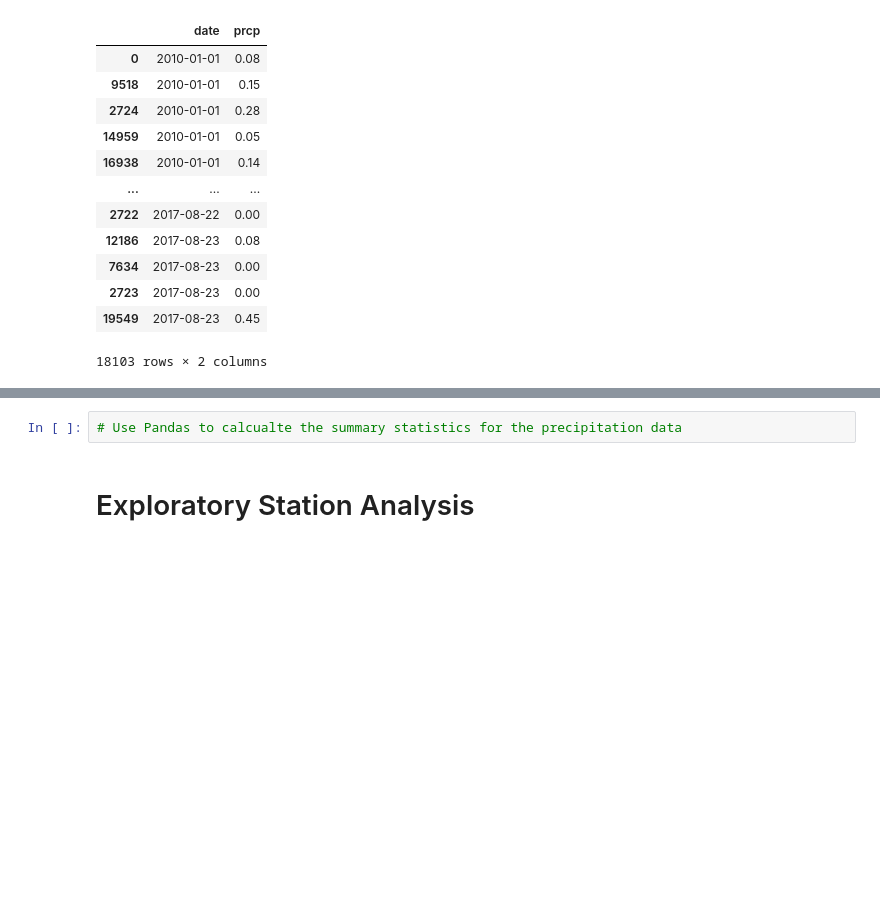
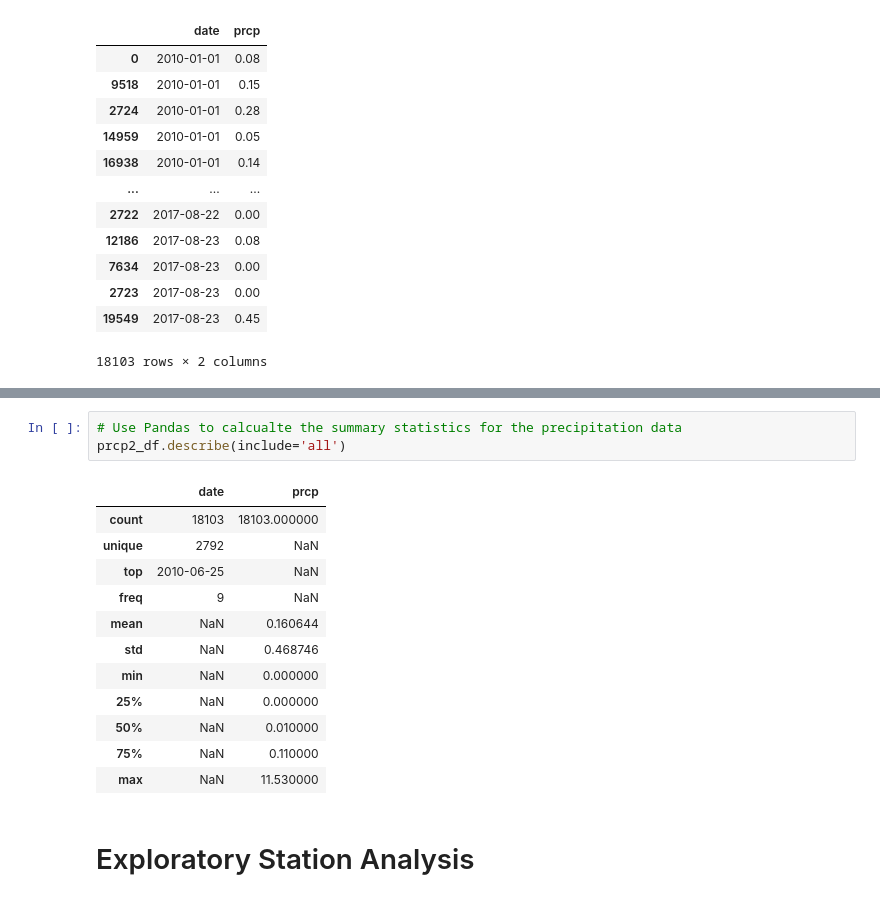
Before and after one commit to jhurley684/10_sqlalchemy-challenge, a Jupyter notebook: Instructions/climate_starter.ipynb, the cells around one changed output, grey strips where cells are left out. Saved outputs shown, nothing was run; the diff lists cells and outputs as text; blank space fills up the shorter version.

```diff
--- a/Instructions/climate_starter.ipynb
+++ b/Instructions/climate_starter.ipynb
@@ -112,5 +111,19 @@ prcp2_df.sort_values("date", ascending = True)
 # %%
 # Use Pandas to calcualte the summary statistics for the precipitation data
+prcp2_df.describe(include='all')
+# %% [output]
+|  | date | prcp |
+| count | 18103 | 18103.000000 |
+| unique | 2792 | NaN |
+| top | 2010-06-25 | NaN |
+| freq | 9 | NaN |
+| mean | NaN | 0.160644 |
+| std | NaN | 0.468746 |
+| min | NaN | 0.000000 |
+| 25% | NaN | 0.000000 |
+| 50% | NaN | 0.010000 |
+| 75% | NaN | 0.110000 |
+| max | NaN | 11.530000 |
 # %% [markdown]
 # Exploratory Station Analysis
 # %%
```
Also changed, not shown: parts of 3 cells of this notebook.
